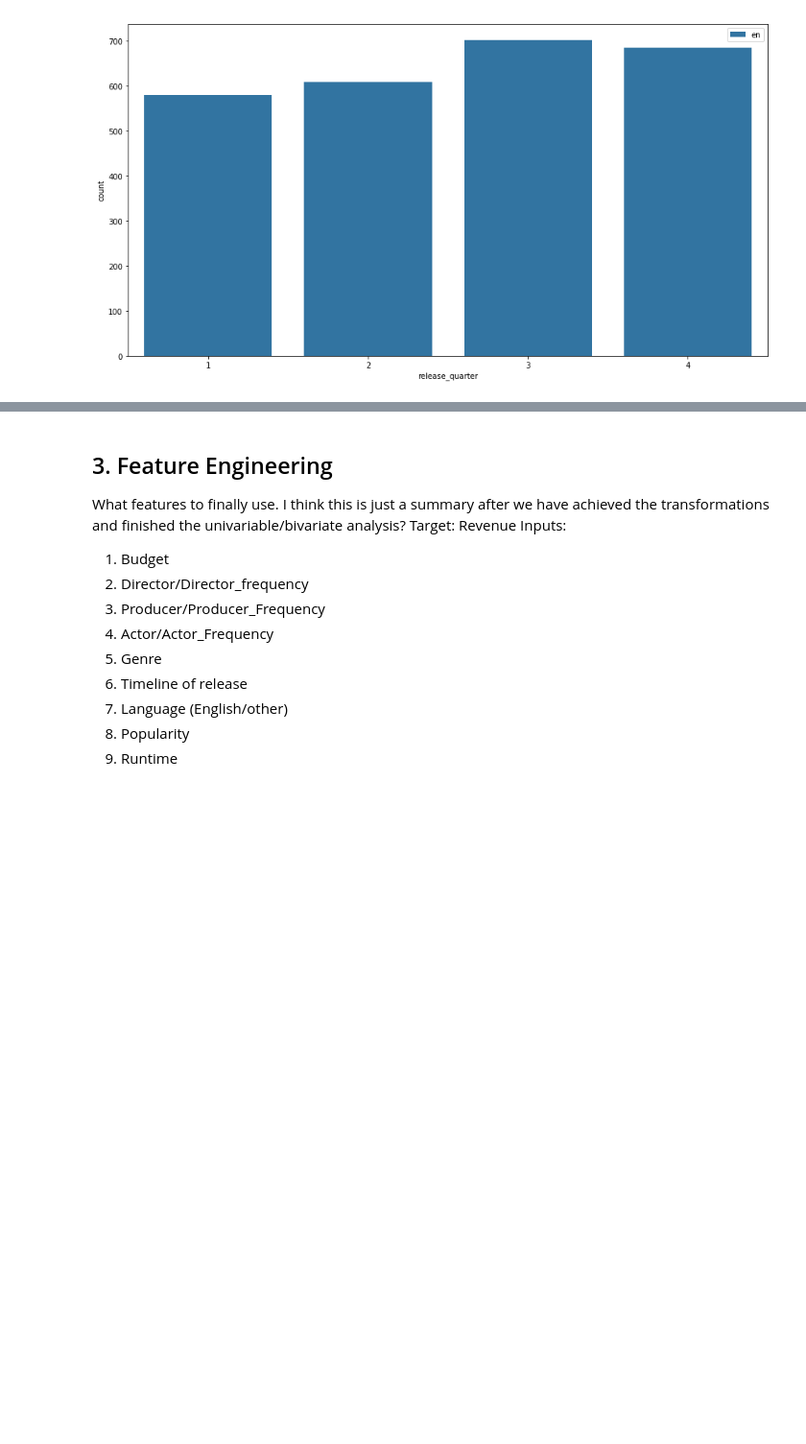
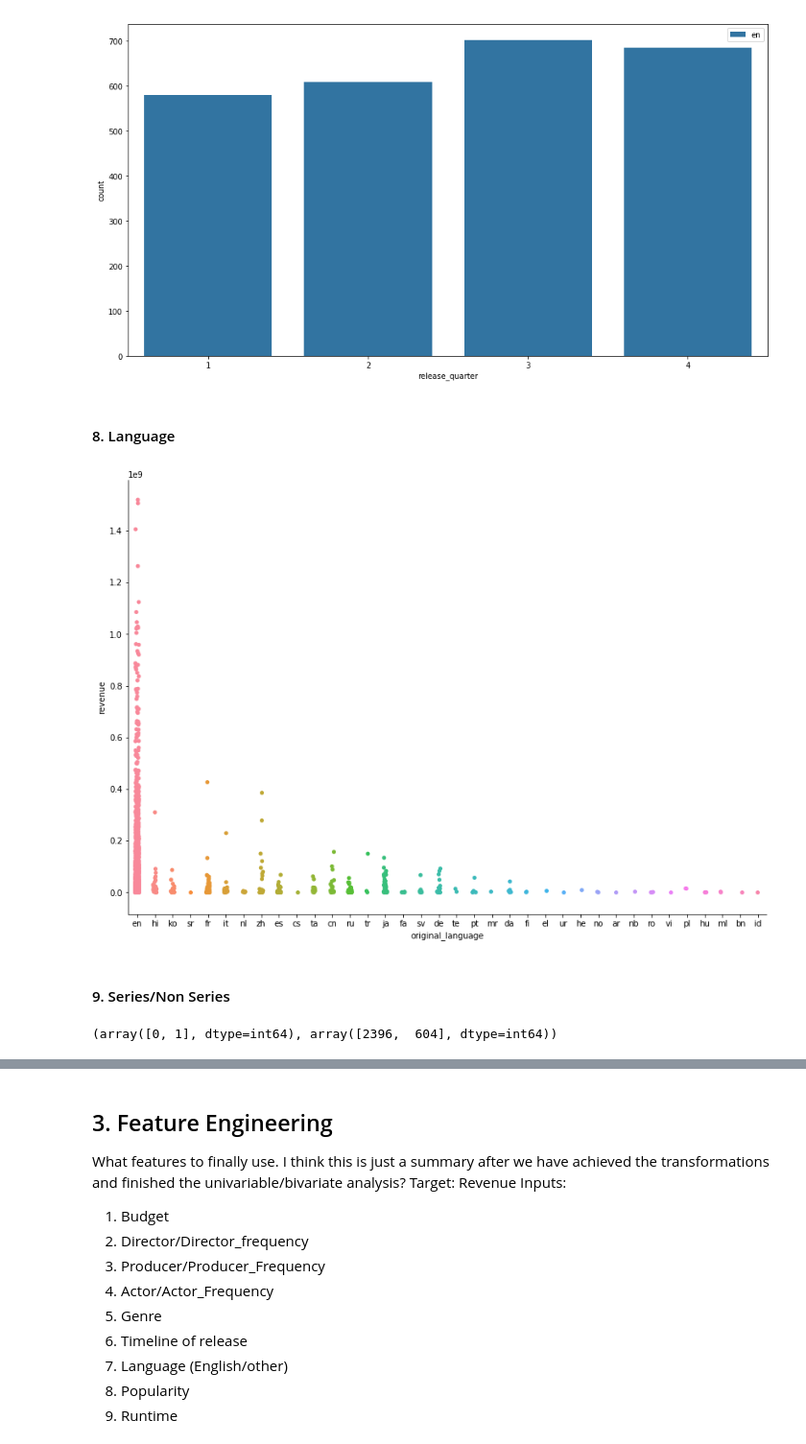
Before and after one commit to vnagapudi/W207-TMDB-Kaggle-Project, a Jupyter notebook: project_final_draft.ipynb, the cells around one changed output, grey strips where cells are left out. Shown at 96% size. Saved outputs shown, nothing was run; the diff lists cells and outputs as text; code cells hidden in the pictures; blank space fills up the shorter version.

```diff
--- a/project_final_draft.ipynb
+++ b/project_final_draft.ipynb
@@ -342,3 +370,19 @@ plt.legend(loc='upper right')
 plt.show()
 # %% [output]
 [figure]
+# %% [markdown]
+#### 8. Language
+# %%
+np.unique(train['original_language'],return_counts=True)
+train['lang_catg'] = train['original_language'].astype('category').cat.codes
+# %%
+sns.catplot(x="original_language", y="revenue", data=train,height=8.27, aspect=11.7/8.27);
+# %% [output]
+[figure, added]
+# %% [markdown]
+#### 9. Series/Non Series
+# %%
+train['Series'] = (train['belongs_to_collection'].apply(lambda x:1 if str(x) != 'nan' else 0))
+np.unique(train['Series'],return_counts=True)
+# %% [output]
+(array([0, 1], dtype=int64), array([2396,  604], dtype=int64))
```
Also changed, not shown: parts of 16 cells of this notebook.
